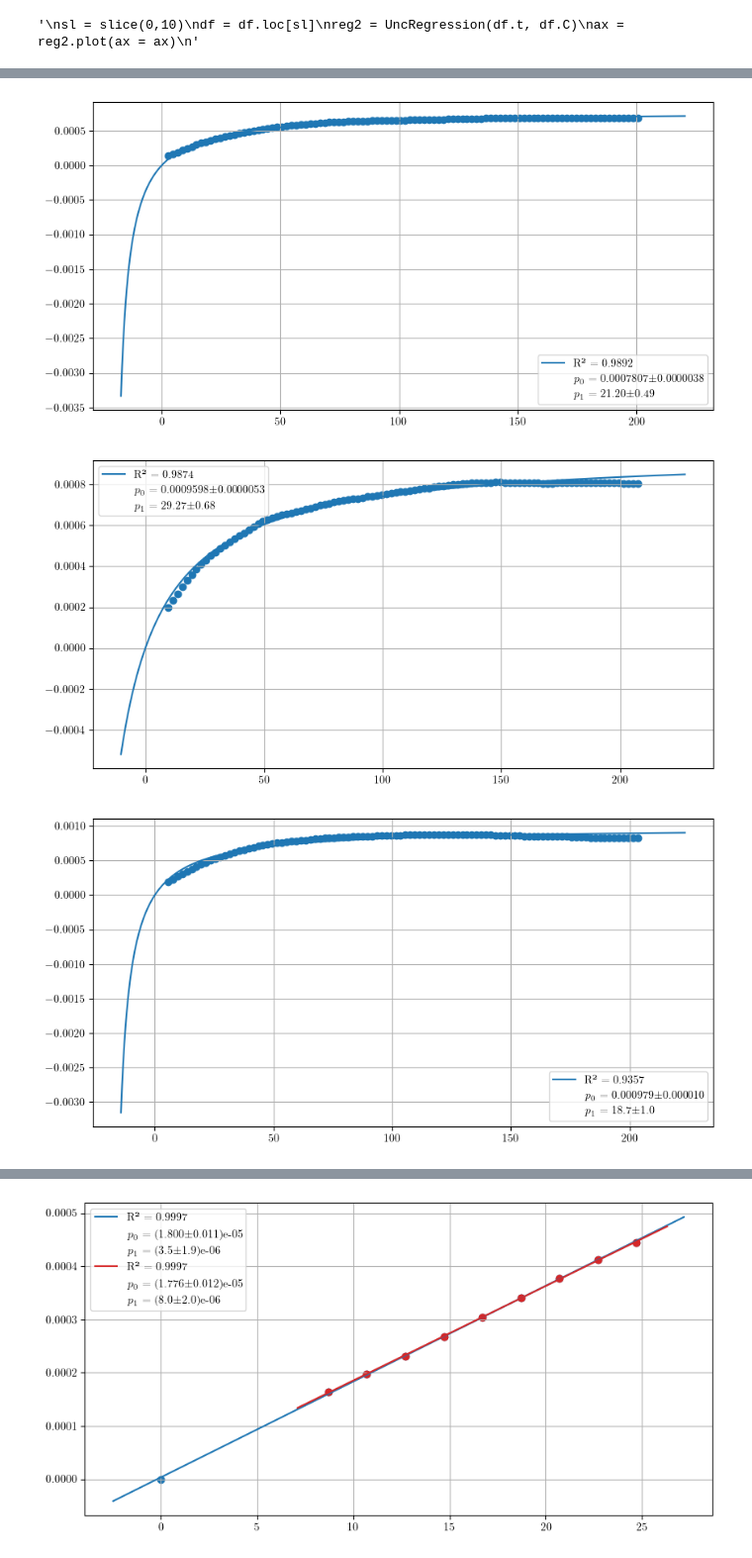
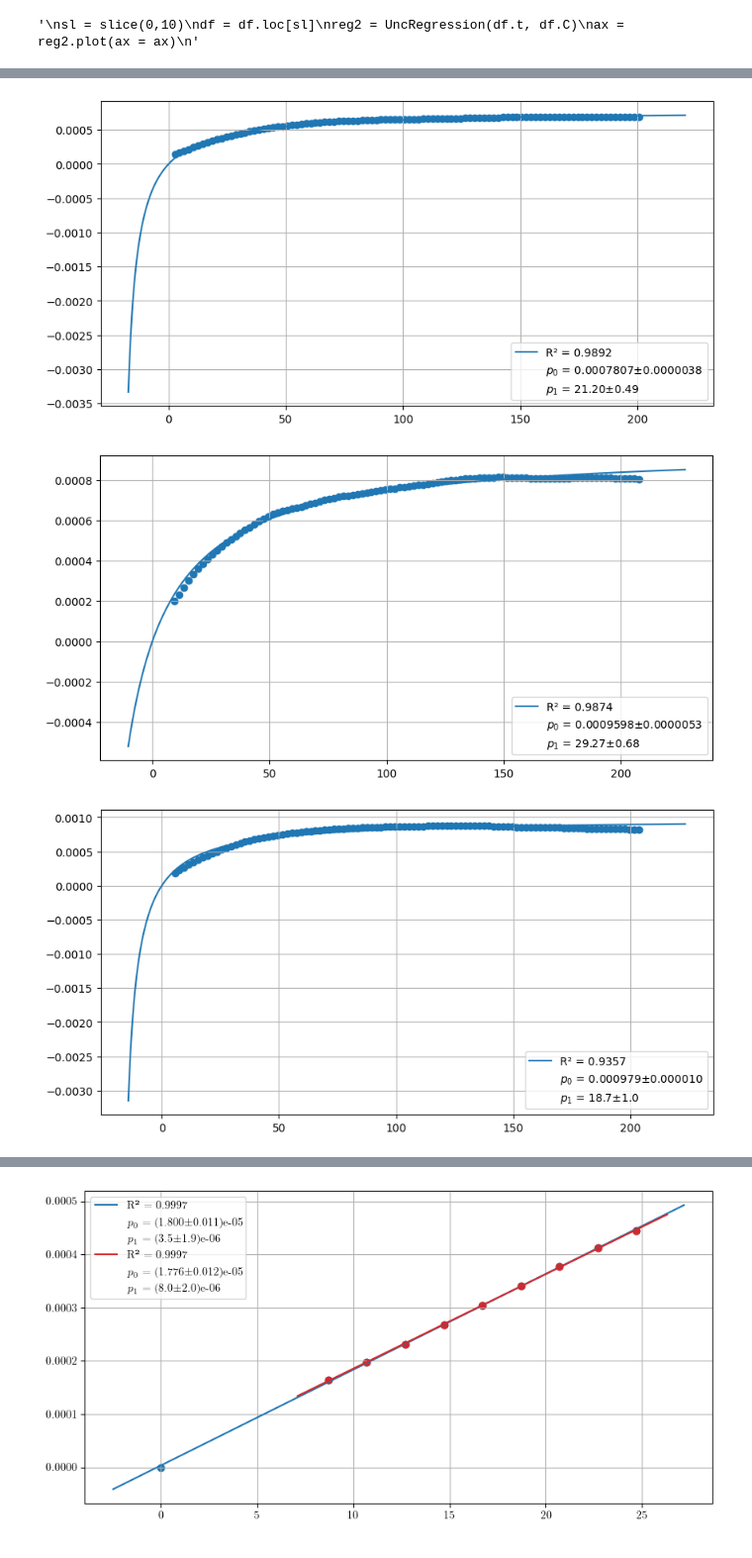
Before and after one commit to yaroslavsavateykin/notebooks, a Jupyter notebook: physha/prak2/Untitled.ipynb, the cells around one changed output, grey strips where cells are left out. Shown at 99% size. Cells and saved outputs as stored; diff of their text form; code cells hidden in the pictures.

```diff
--- a/physha/prak2/Untitled.ipynb
+++ b/physha/prak2/Untitled.ipynb
@@ -7,7 +7,7 @@ import matplotlib.pyplot as plt
 def func(x, a,b):
         return a*x / (x +b)
 
-UncRegression.latex_style()
+#UncRegression.latex_style()
 
 t0 = [8.7, 2.62, 9.51, 5.53, 4.55, 5.1]
 
@@ -39,3 +39,3 @@ ax = reg2.plot(ax = ax)
-[figure, old version]
+[figure, new version]
-[figure, old version]
+[figure, new version]
-[figure, old version]
+[figure, new version]
```
Also changed, not shown: parts of 5 cells of this notebook, 52 other files.
